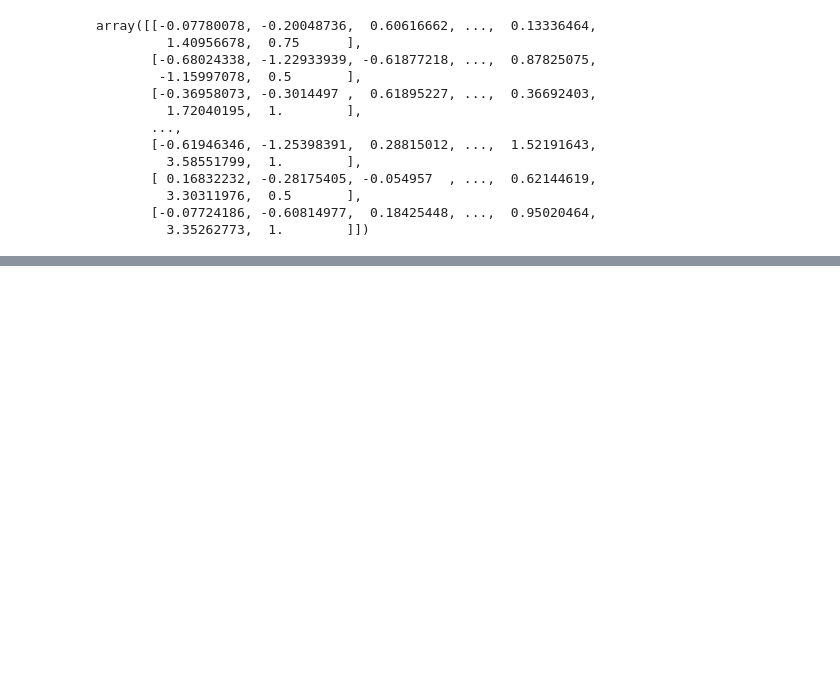
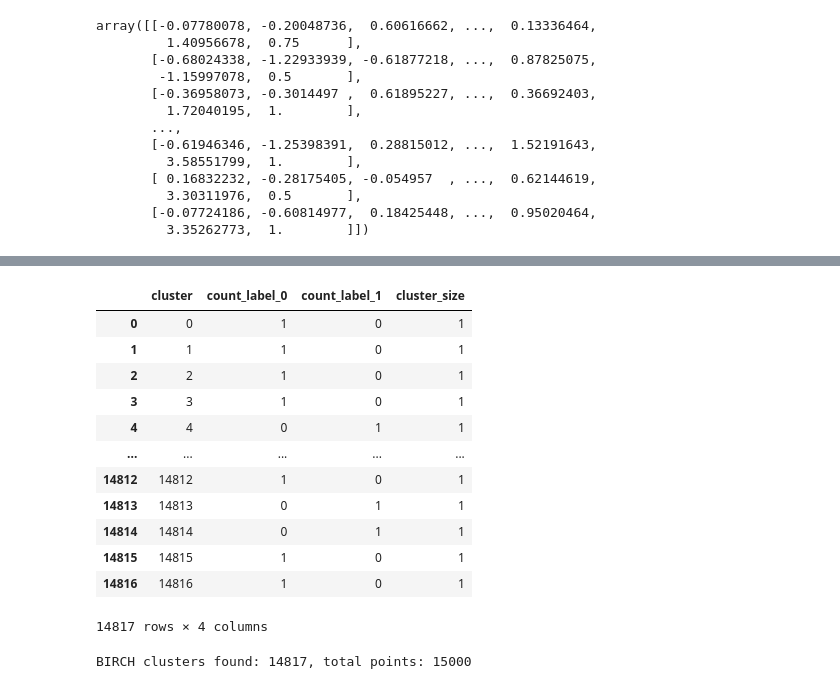
Before and after one commit to dhruvmetha/adaptive_roa, a Jupyter notebook: notebooks/shuffled_idxs.ipynb, the cells around one changed output, grey strips where cells are left out. Drawn from its saved outputs; the diff is of its cells as text; code cells hidden in the pictures; blank space fills up the shorter version.

```diff
--- a/notebooks/shuffled_idxs.ipynb
+++ b/notebooks/shuffled_idxs.ipynb
@@ -515,0 +549,44 @@ Total clusters: 500, total points: 15000
+# %%
+import numpy as np
+import pandas as pd
+from sklearn.cluster import Birch
+
+# Alternative clustering: BIRCH (scales well; auto-determines number of clusters by threshold)
+birch = Birch(n_clusters=None, threshold=0.5, branching_factor=50)
+birch_labels = birch.fit_predict(roa_data)
+
+# Label-frequency stats per cluster
+labels = np.asarray(labels).astype(int)
+if labels.shape[0] != birch_labels.shape[0]:
+    raise ValueError(f"Length mismatch: labels={labels.shape[0]} vs data/clusters={birch_labels.shape[0]}")
+
+ct = pd.crosstab(birch_labels, labels)
+if 0 not in ct.columns:
+    ct[0] = 0
+if 1 not in ct.columns:
+    ct[1] = 0
+ct = ct[[0, 1]]
+ct.columns = ["count_label_0", "count_label_1"]
+ct["cluster_size"] = ct["count_label_0"] + ct["count_label_1"]
+ct.index.name = "cluster"
+cluster_stats_birch = ct.reset_index().sort_values("cluster")
+
+display(cluster_stats_birch)
+print(
+    f"BIRCH clusters found: {cluster_stats_birch.shape[0]}, total points: {int(cluster_stats_birch['cluster_size'].sum())}"
+)
+# %% [output]
+|  | cluster | count_label_0 | count_label_1 | cluster_size |
+| 0 | 0 | 1 | 0 | 1 |
+| 1 | 1 | 1 | 0 | 1 |
+| 2 | 2 | 1 | 0 | 1 |
+| 3 | 3 | 1 | 0 | 1 |
+| 4 | 4 | 0 | 1 | 1 |
+| ... | ... | ... | ... | ... |
+| 14812 | 14812 | 1 | 0 | 1 |
+| 14813 | 14813 | 0 | 1 | 1 |
+| 14814 | 14814 | 0 | 1 | 1 |
+| 14815 | 14815 | 1 | 0 | 1 |
+| 14816 | 14816 | 1 | 0 | 1 |
+14817 rows × 4 columns
+BIRCH clusters found: 14817, total points: 15000
```
Also changed, not shown: parts of 13 cells of this notebook, 6 other files.
